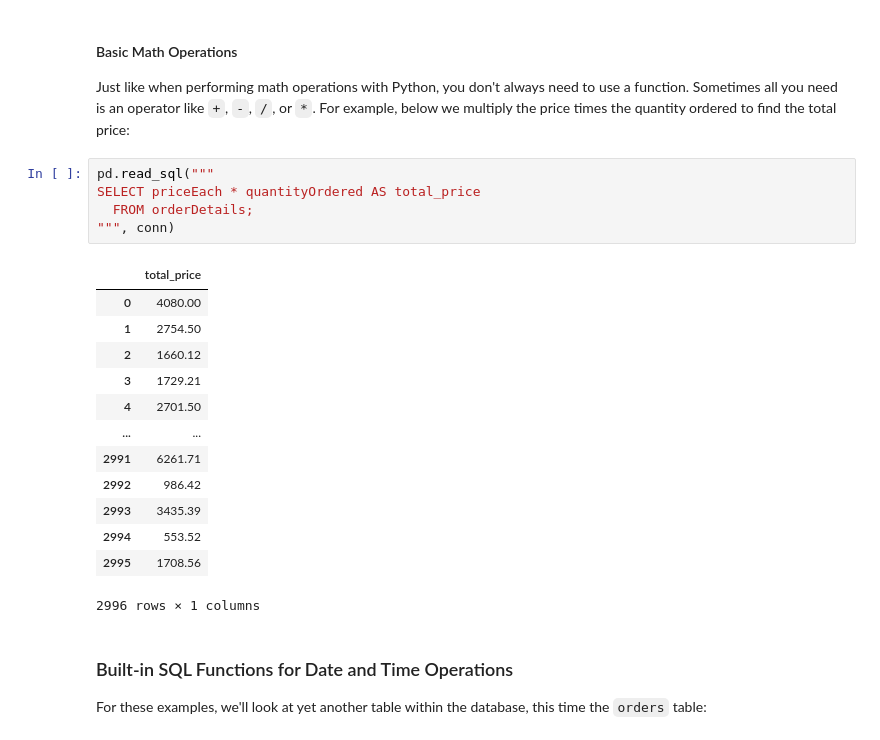
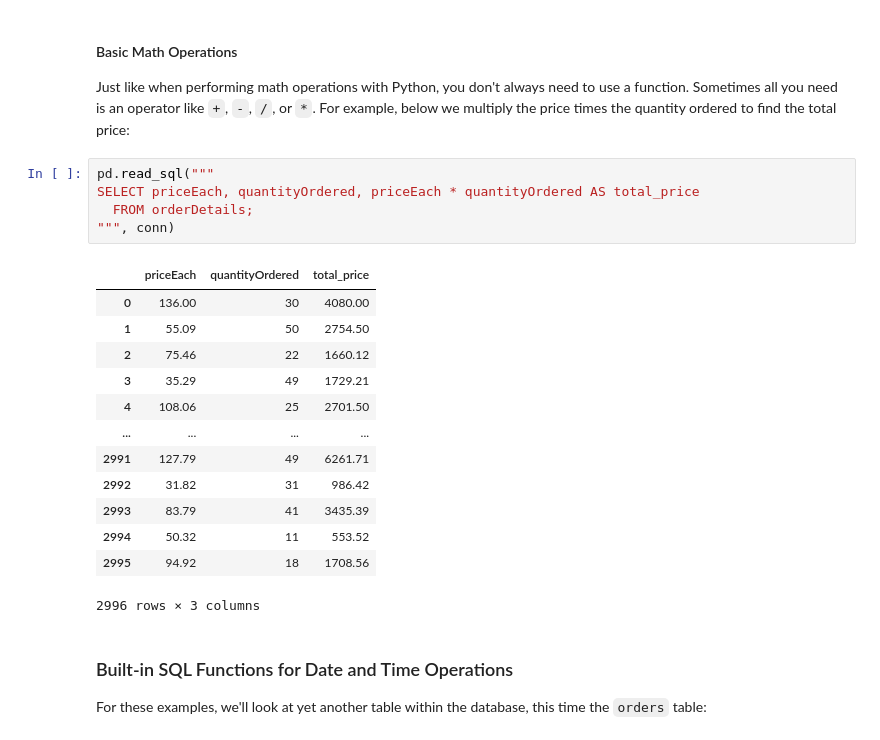
Before and after one commit to irushawn/dsc-selecting-data-v2-4, a Jupyter notebook: index.ipynb, the cells around one changed output. Cells and saved outputs as stored; diff of their text form.

```diff
--- a/index.ipynb
+++ b/index.ipynb
@@ -431,23 +431,23 @@ SELECT CAST(round(priceEach) AS INTEGER) AS rounded_price_int
 Just like when performing math operations with Python, you don't always need to use a function. Sometimes all you need is an operator like `+`, `-`, `/`, or `*`. For example, below we multiply the price times the quantity ordered to find the total price:
 # %%
 pd.read_sql("""
-SELECT priceEach * quantityOrdered AS total_price
+SELECT priceEach, quantityOrdered, priceEach * quantityOrdered AS total_price
   FROM orderDetails;
 """, conn)
 # %% [output]
-|  | total_price |
-| 0 | 4080.00 |
-| 1 | 2754.50 |
-| 2 | 1660.12 |
-| 3 | 1729.21 |
-| 4 | 2701.50 |
-| ... | ... |
-| 2991 | 6261.71 |
-| 2992 | 986.42 |
-| 2993 | 3435.39 |
-| 2994 | 553.52 |
-| 2995 | 1708.56 |
+|  | priceEach | quantityOrdered | total_price |
+| 0 | 136.00 | 30 | 4080.00 |
+| 1 | 55.09 | 50 | 2754.50 |
+| 2 | 75.46 | 22 | 1660.12 |
+| 3 | 35.29 | 49 | 1729.21 |
+| 4 | 108.06 | 25 | 2701.50 |
+| ... | ... | ... | ... |
+| 2991 | 127.79 | 49 | 6261.71 |
+| 2992 | 31.82 | 31 | 986.42 |
+| 2993 | 83.79 | 41 | 3435.39 |
+| 2994 | 50.32 | 11 | 553.52 |
+| 2995 | 94.92 | 18 | 1708.56 |
-2996 rows × 1 columns
+2996 rows × 3 columns
 # %% [markdown]
 ### Built-in SQL Functions for Date and Time Operations
 
```
Also changed, not shown: parts of 1 cell of this notebook.
